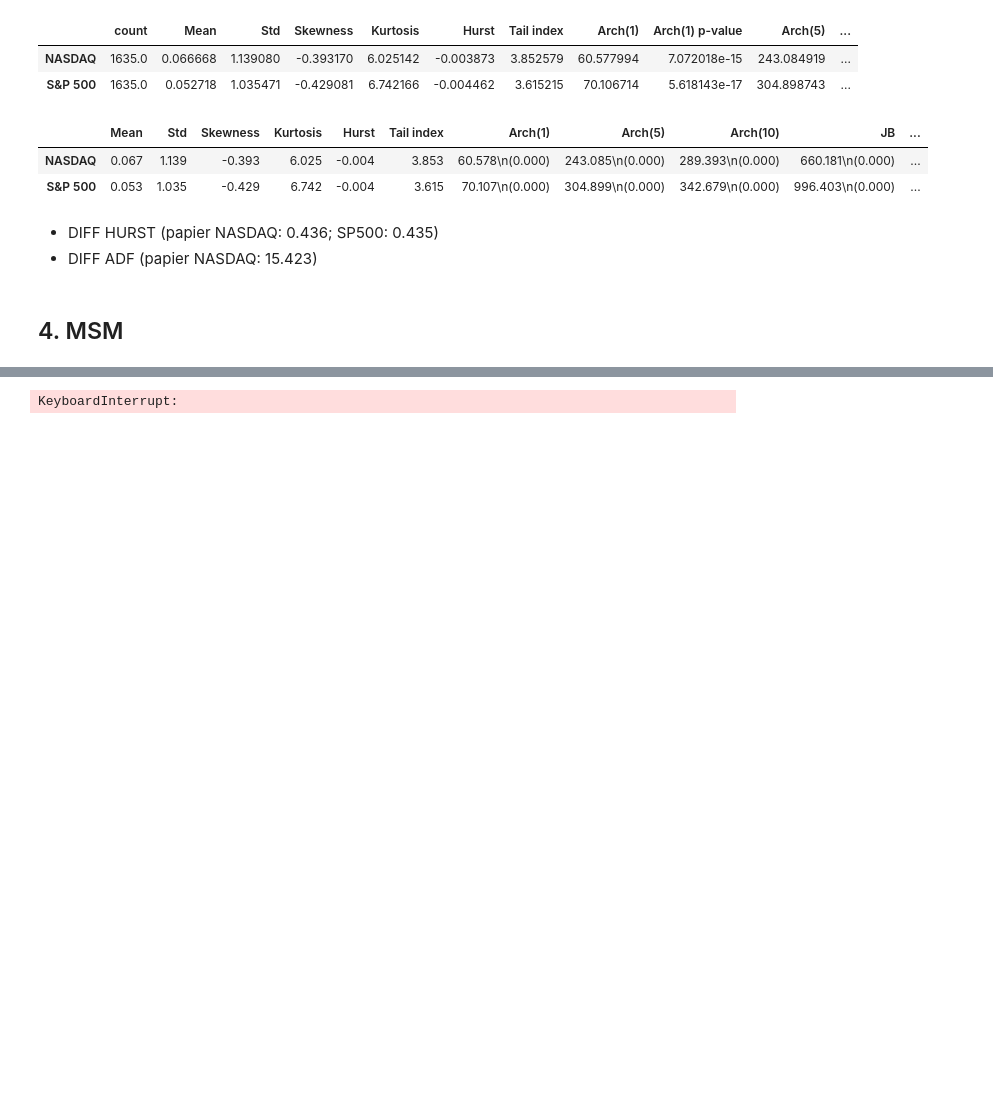
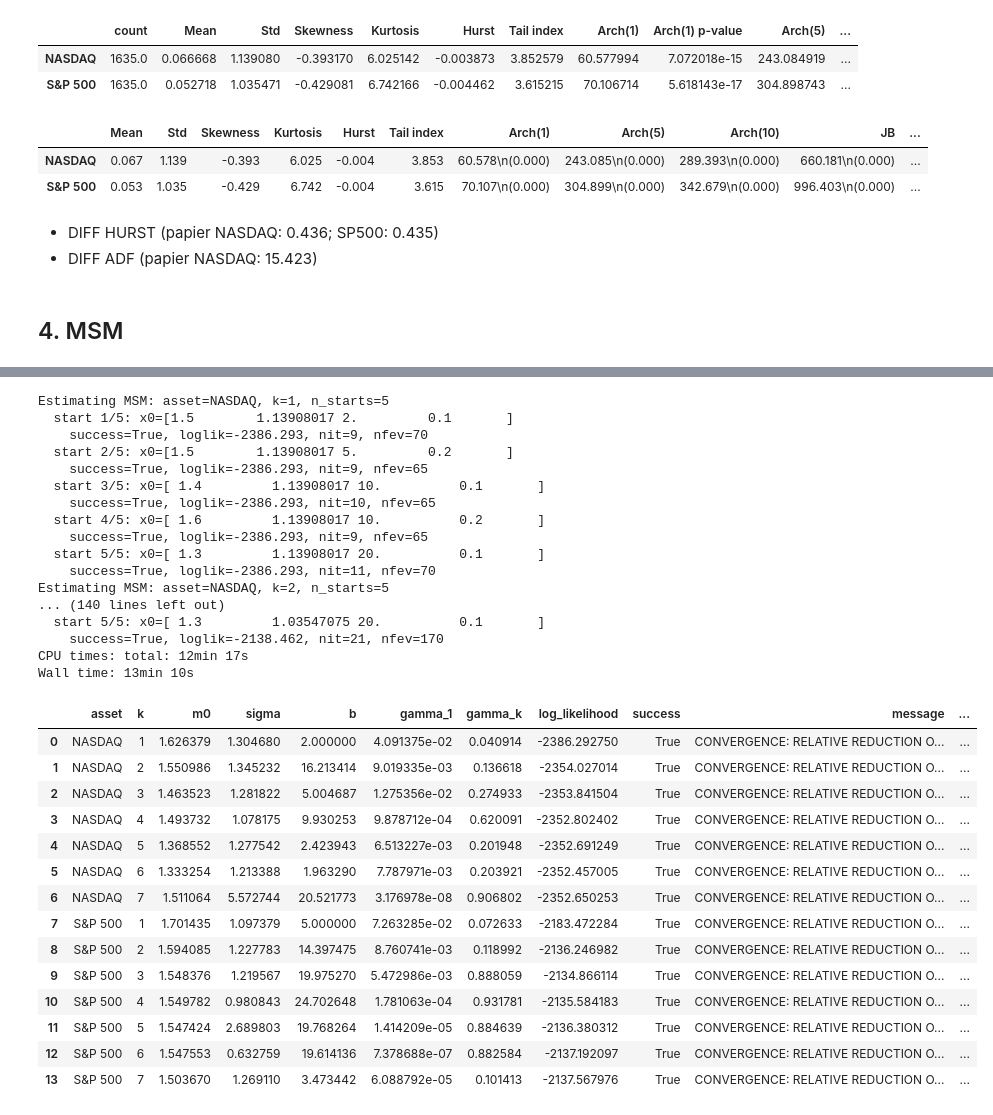
Before and after one commit to nathanli11/Forecasting_market_risk-Copula_MSM_Approach, a Jupyter notebook: notebooks/replication_workflow.ipynb, the cells around one changed output, grey strips where cells are left out. Saved outputs shown, nothing was run; the diff lists cells and outputs as text; code cells hidden in the pictures; blank space fills up the shorter version.

```diff
--- a/notebooks/replication_workflow.ipynb
+++ b/notebooks/replication_workflow.ipynb
@@ -142,11 +186,44 @@ table_1
 # %%
+%%time
+
 msm_table_small = fit_msm_grid(
     returns=returns,
-    k_values=range(1, 5),
+    k_values=range(1, 8),
     n_starts=5,
     seed=123,
 )
 
 msm_table_small
 # %% [output]
-KeyboardInterrupt:
+Estimating MSM: asset=NASDAQ, k=1, n_starts=5
+  start 1/5: x0=[1.5        1.13908017 2.         0.1       ]
+    success=True, loglik=-2386.293, nit=9, nfev=70
+  start 2/5: x0=[1.5        1.13908017 5.         0.2       ]
+    success=True, loglik=-2386.293, nit=9, nfev=65
+  start 3/5: x0=[ 1.4         1.13908017 10.          0.1       ]
+    success=True, loglik=-2386.293, nit=10, nfev=65
+  start 4/5: x0=[ 1.6         1.13908017 10.          0.2       ]
+    success=True, loglik=-2386.293, nit=9, nfev=65
+  start 5/5: x0=[ 1.3         1.13908017 20.          0.1       ]
+    success=True, loglik=-2386.293, nit=11, nfev=70
+Estimating MSM: asset=NASDAQ, k=2, n_starts=5
+... (140 lines left out)
+  start 5/5: x0=[ 1.3         1.03547075 20.          0.1       ]
+    success=True, loglik=-2138.462, nit=21, nfev=170
+CPU times: total: 12min 17s
+Wall time: 13min 10s
+|  | asset | k | m0 | sigma | b | gamma_1 | gamma_k | log_likelihood | success | message | ... |
+| 0 | NASDAQ | 1 | 1.626379 | 1.304680 | 2.000000 | 4.091375e-02 | 0.040914 | -2386.292750 | True | CONVERGENCE: RELATIVE REDUCTION O... | ... |
+| 1 | NASDAQ | 2 | 1.550986 | 1.345232 | 16.213414 | 9.019335e-03 | 0.136618 | -2354.027014 | True | CONVERGENCE: RELATIVE REDUCTION O... | ... |
+| 2 | NASDAQ | 3 | 1.463523 | 1.281822 | 5.004687 | 1.275356e-02 | 0.274933 | -2353.841504 | True | CONVERGENCE: RELATIVE REDUCTION O... | ... |
+| 3 | NASDAQ | 4 | 1.493732 | 1.078175 | 9.930253 | 9.878712e-04 | 0.620091 | -2352.802402 | True | CONVERGENCE: RELATIVE REDUCTION O... | ... |
+| 4 | NASDAQ | 5 | 1.368552 | 1.277542 | 2.423943 | 6.513227e-03 | 0.201948 | -2352.691249 | True | CONVERGENCE: RELATIVE REDUCTION O... | ... |
+| 5 | NASDAQ | 6 | 1.333254 | 1.213388 | 1.963290 | 7.787971e-03 | 0.203921 | -2352.457005 | True | CONVERGENCE: RELATIVE REDUCTION O... | ... |
+| 6 | NASDAQ | 7 | 1.511064 | 5.572744 | 20.521773 | 3.176978e-08 | 0.906802 | -2352.650253 | True | CONVERGENCE: RELATIVE REDUCTION O... | ... |
+| 7 | S&P 500 | 1 | 1.701435 | 1.097379 | 5.000000 | 7.263285e-02 | 0.072633 | -2183.472284 | True | CONVERGENCE: RELATIVE REDUCTION O... | ... |
+| 8 | S&P 500 | 2 | 1.594085 | 1.227783 | 14.397475 | 8.760741e-03 | 0.118992 | -2136.246982 | True | CONVERGENCE: RELATIVE REDUCTION O... | ... |
+| 9 | S&P 500 | 3 | 1.548376 | 1.219567 | 19.975270 | 5.472986e-03 | 0.888059 | -2134.866114 | True | CONVERGENCE: RELATIVE REDUCTION O... | ... |
+| 10 | S&P 500 | 4 | 1.549782 | 0.980843 | 24.702648 | 1.781063e-04 | 0.931781 | -2135.584183 | True | CONVERGENCE: RELATIVE REDUCTION O... | ... |
+| 11 | S&P 500 | 5 | 1.547424 | 2.689803 | 19.768264 | 1.414209e-05 | 0.884639 | -2136.380312 | True | CONVERGENCE: RELATIVE REDUCTION O... | ... |
+| 12 | S&P 500 | 6 | 1.547553 | 0.632759 | 19.614136 | 7.378688e-07 | 0.882584 | -2137.192097 | True | CONVERGENCE: RELATIVE REDUCTION O... | ... |
+| 13 | S&P 500 | 7 | 1.503670 | 1.269110 | 3.473442 | 6.088792e-05 | 0.101413 | -2137.567976 | True | CONVERGENCE: RELATIVE REDUCTION O... | ... |
```
Also changed, not shown: parts of 11 cells of this notebook, 3 other files.
